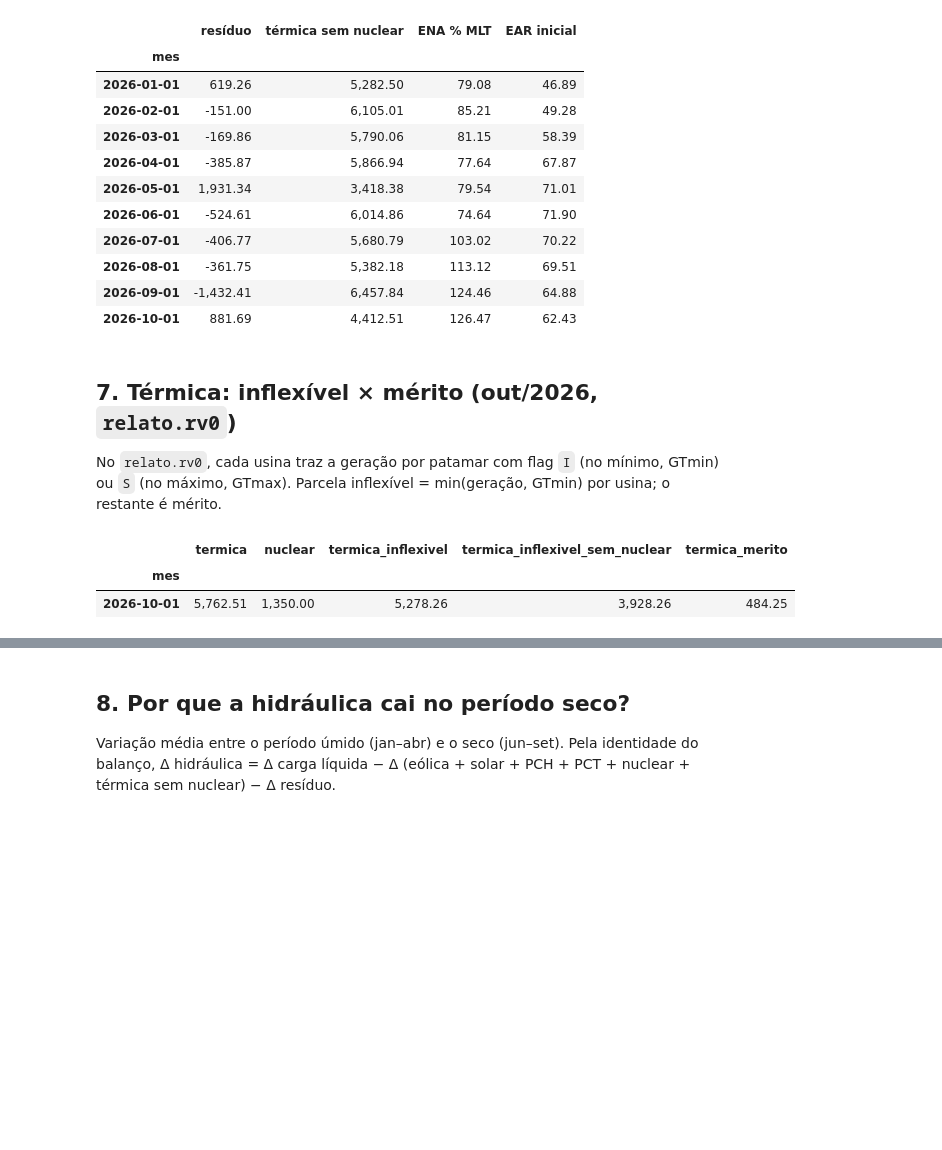
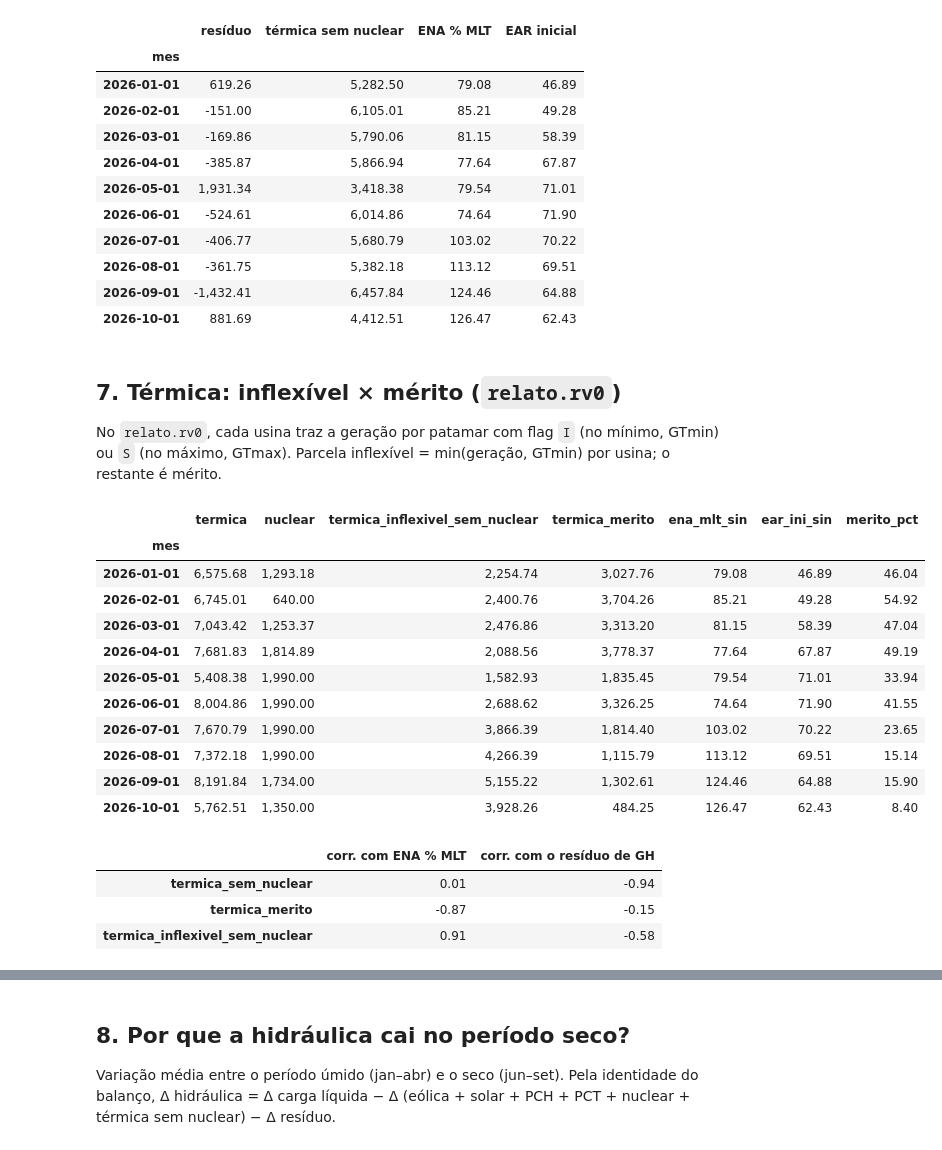
Before and after one commit to pimenta-arthur/forecast-bandeiras-analytics, a Jupyter notebook: notebooks/01_eda.ipynb, the cells around one changed output, grey strips where cells are left out. Saved outputs shown, nothing was run; the diff lists cells and outputs as text; code cells hidden in the pictures; blank space fills up the shorter version.

```diff
--- a/notebooks/01_eda.ipynb
+++ b/notebooks/01_eda.ipynb
@@ -157,13 +157,34 @@ GH_band ≈ 0.986 × carga residual -4,216  |  desvio do resíduo: 926 MWmed
 | 2026-09-01 | -1,432.41 | 6,457.84 | 124.46 | 64.88 |
 | 2026-10-01 | 881.69 | 4,412.51 | 126.47 | 62.43 |
 # %% [markdown]
-## 7. Térmica: inflexível × mérito (out/2026, `relato.rv0`)
+## 7. Térmica: inflexível × mérito (`relato.rv0`)
 
 No `relato.rv0`, cada usina traz a geração por patamar com flag `I` (no mínimo, GTmin) ou `S` (no máximo, GTmax).
 Parcela inflexível = min(geração, GTmin) por usina; o restante é mérito.
-# %%
-base.loc["2026-10", ["termica", "nuclear", "termica_inflexivel", "termica_inflexivel_sem_nuclear", "termica_merito"]]
-# %% [output]
-|  | termica | nuclear | termica_inflexivel | termica_inflexivel_sem_nuclear | termica_merito |
-| mes |  |  |  |  |  |
-| 2026-10-01 | 5,762.51 | 1,350.00 | 5,278.26 | 3,928.26 | 484.25 |
+# %%
+ter = base[["termica", "nuclear", "termica_inflexivel_sem_nuclear", "termica_merito", "ena_mlt_sin", "ear_ini_sin"]].copy()
+ter["merito_pct"] = 100 * ter.termica_merito / ter.termica
+ter
+# %% [output]
+|  | termica | nuclear | termica_inflexivel_sem_nuclear | termica_merito | ena_mlt_sin | ear_ini_sin | merito_pct |
+| mes |  |  |  |  |  |  |  |
+| 2026-01-01 | 6,575.68 | 1,293.18 | 2,254.74 | 3,027.76 | 79.08 | 46.89 | 46.04 |
+| 2026-02-01 | 6,745.01 | 640.00 | 2,400.76 | 3,704.26 | 85.21 | 49.28 | 54.92 |
+| 2026-03-01 | 7,043.42 | 1,253.37 | 2,476.86 | 3,313.20 | 81.15 | 58.39 | 47.04 |
+| 2026-04-01 | 7,681.83 | 1,814.89 | 2,088.56 | 3,778.37 | 77.64 | 67.87 | 49.19 |
+| 2026-05-01 | 5,408.38 | 1,990.00 | 1,582.93 | 1,835.45 | 79.54 | 71.01 | 33.94 |
+| 2026-06-01 | 8,004.86 | 1,990.00 | 2,688.62 | 3,326.25 | 74.64 | 71.90 | 41.55 |
+| 2026-07-01 | 7,670.79 | 1,990.00 | 3,866.39 | 1,814.40 | 103.02 | 70.22 | 23.65 |
+| 2026-08-01 | 7,372.18 | 1,990.00 | 4,266.39 | 1,115.79 | 113.12 | 69.51 | 15.14 |
+| 2026-09-01 | 8,191.84 | 1,734.00 | 5,155.22 | 1,302.61 | 124.46 | 64.88 | 15.90 |
+| 2026-10-01 | 5,762.51 | 1,350.00 | 3,928.26 | 484.25 | 126.47 | 62.43 | 8.40 |
+# %%
+pd.DataFrame({
+    "corr. com ENA % MLT": base[["termica_sem_nuclear", "termica_merito", "termica_inflexivel_sem_nuclear"]].corrwith(base.ena_mlt_sin),
+    "corr. com o resíduo de GH": base[["termica_sem_nuclear", "termica_merito", "termica_inflexivel_sem_nuclear"]].corrwith(residuo_gh),
+})
+# %% [output]
+|  | corr. com ENA % MLT | corr. com o resíduo de GH |
+| termica_sem_nuclear | 0.01 | -0.94 |
+| termica_merito | -0.87 | -0.15 |
+| termica_inflexivel_sem_nuclear | 0.91 | -0.58 |
```
Also changed, not shown: parts of 2 cells of this notebook, 1 other file.
